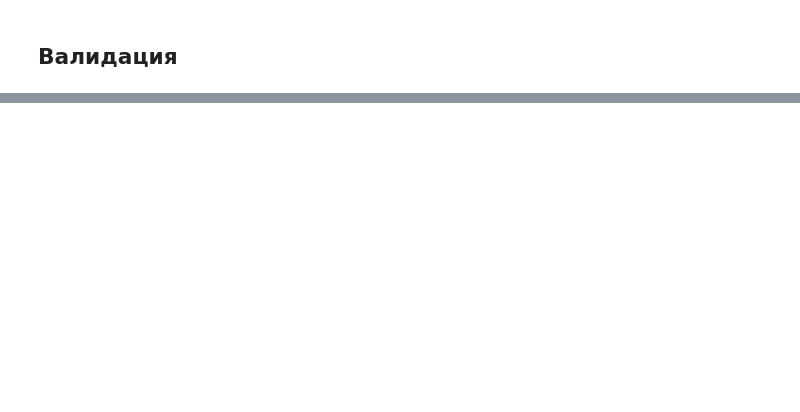
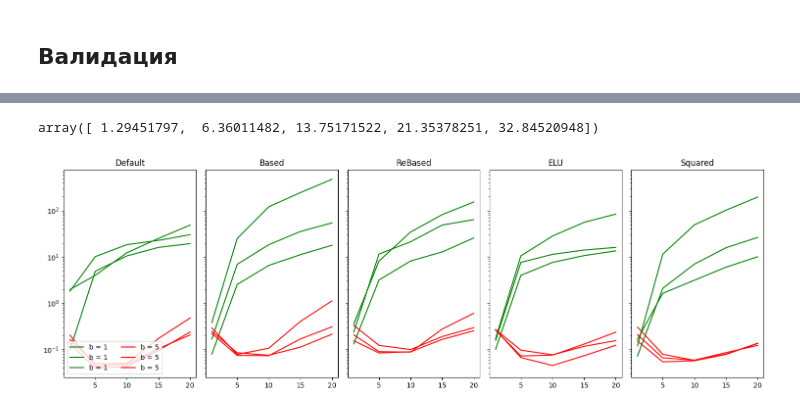
Before and after one commit to DaniilLaptev/LinearTransformers, a Jupyter notebook: training.ipynb, the cells around one changed output, grey strips where cells are left out. Cells and saved outputs as stored; diff of their text form; code cells hidden in the pictures; blank space fills up the shorter version.

```diff
--- a/training.ipynb
+++ b/training.ipynb
@@ -300,0 +371,78 @@ for (name, b) in runs:
+# %%
+def load_data(run_name):
+    with open(f'./results/data/{run_name}.json', 'r') as file:
+        result = json.loads(file.read())
+    return result
+
+def get_plotting_data(key, *names):
+    result = []
+    for name in names:
+        result.append(load_data(name)[key])
+    result = np.array(result)
+
+    mean = result.mean(axis=0)
+    var = result.std(axis=0)
+
+    return mean, var
+# %%
+var
+# %% [output]
+array([ 1.29451797,  6.36011482, 13.75171522, 21.35378251, 32.84520948])
+# %%
+fig, axs = plt.subplots(1, 5, figsize=(15, 5), sharey='row')
+
+x = [1, 5, 10, 15, 20]
+bs = [1, 5]
+colors = ['green', 'red']
+
+for i, name in enumerate(['softmax', 'based', 'rebased', 'elu', 'squared']):
+    for color, b in zip(colors, bs):
+        for seed in seeds:
+            data = load_data(f'{name}_{b}_{seed}')['extr']
+            axs[i].plot(x, data, label = f"b = {b}", color = color)
+        axs[i].set_yscale('log')
+
+# for run in ['softmax_1', 'softmax_5']:
+#     names = [run + '_42', run + '_451', run + '_1984']
+#     mean, var = get_plotting_data('extr', *names)
+#     axs[0].plot(x, mean, label = "b=" + run[-1:], marker = 'o')
+#     # axs[0].fill_between(x, mean + var, mean - var, alpha = 0.25, linewidth = 0)
+# for run in ['based_1', 'based_5']:
+#     names = [run + '_42', run + '_451', run + '_1984']
+#     mean, var = get_plotting_data('extr', *names)
+#     axs[1].plot(x, mean, label = "b=" + run[-1:], marker = 'o')
+#     # axs[1].fill_between(x, mean + var, mean - var, alpha = 0.25, linewidth = 0)
+# for run in ['rebased_1', 'rebased_5']:
+#     names = [run + '_42', run + '_451', run + '_1984']
+#     mean, var = get_plotting_data('extr', *names)
+#     axs[2].plot(x, mean, label = "b=" + run[-1:], marker = 'o')
+#     # axs[2].fill_between(x, mean + var, mean - var, alpha = 0.25, linewidth = 0)
+# for run in ['learnable_1', 'learnable_5']:
+#     names = [run + '_42', run + '_451', run + '_1984']
+#     mean, var = get_plotting_data('extr', *names)
+#     axs[3].plot(x, mean, label = "b=" + run[-1:], marker = 'o')
+#     # axs[3].fill_between(x, mean + var, mean - var, alpha = 0.25, linewidth = 0)
+# for run in ['elu_1', 'elu_5']:
+#     names = [run + '_42', run + '_451', run + '_1984']
+#     mean, var = get_plotting_data('extr', *names)
+#     axs[4].plot(x, mean, label = "b=" + run[-1:], marker = 'o')
+#     # axs[4].fill_between(x, mean + var, mean - var, alpha = 0.25, linewidth = 0)
+# for run in ['squared_1', 'squared_5']:
+#     names = [run + '_42', run + '_451', run + '_1984']
+#     mean, var = get_plotting_data('extr', *names)
+#     axs[5].plot(x, mean, label = "b=" + run[-1:], marker = 'o')
+#     # axs[5].fill_between(x, mean + var, mean - var, alpha = 0.25, linewidth = 0)
+
+axs[0].title.set_text('Default')
+axs[1].title.set_text('Based')
+axs[2].title.set_text('ReBased')
+# axs[3].title.set_text('Learnable')
+axs[3].title.set_text('ELU')
+axs[4].title.set_text('Squared')
+axs[0].legend(loc='lower left', ncols = 2)
+
+plt.tight_layout()
+plt.savefig('./extrapolation 1.svg')
+plt.show()
+# %% [output]
+[figure, added]
```
Also changed, not shown: parts of 14 cells of this notebook, 42 other files.
